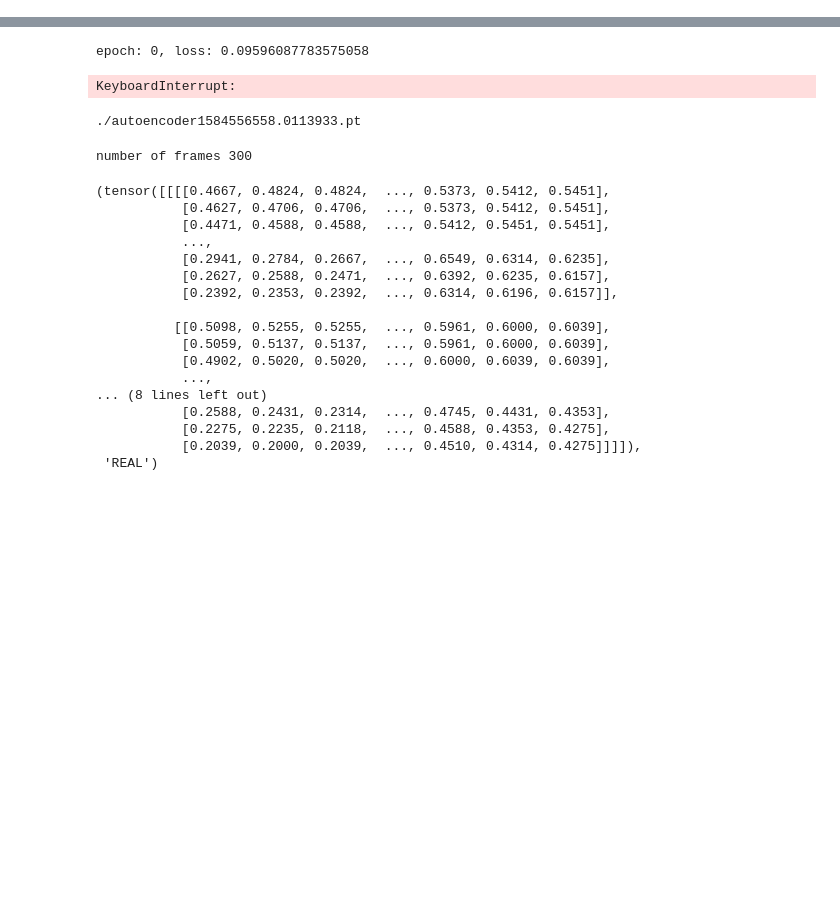
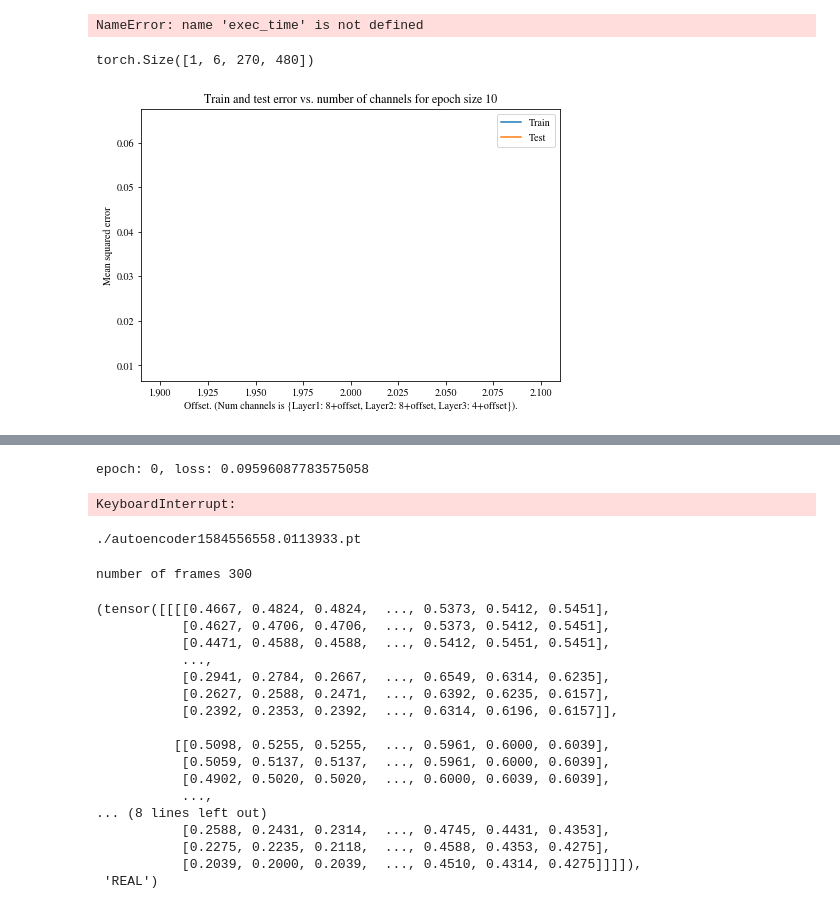
Before and after one commit to johnchrishays/deepfake, a Jupyter notebook: autoencoder_experiments.ipynb, the cells around one changed output, grey strips where cells are left out. Drawn from its saved outputs; the diff is of its cells as text; code cells hidden in the pictures; blank space fills up the shorter version.

Commit message:
parameters as arguments to model, mostly working param_opt_autoencode

```diff
--- a/autoencoder_experiments.ipynb
+++ b/autoencoder_experiments.ipynb
@@ -7,0 +14,32 @@ from models import Autoencoder
+# %%
+rcParams.update({
+        'text.usetex': False,
+        'font.family': 'stixgeneral',
+        'mathtext.fontset': 'stix',
+        'figure.figsize': (7.5,5),
+})
+def file_str():
+    """ Auto-generates file name."""
+    now = datetime.datetime.now()
+    return now.strftime("H%HM%MS%S_%f_%m-%d-%y")
+def pdf_savefig():
+    fname = file_str()
+    plt.savefig(f"./figs/{fname}.pdf")
+# %%
+EPOCH_SIZE = 10
+offset_range = range(2, 3, 2)
+
+train_errs = list()
+train_times = list()
+test_errs = list()
+test_times = list()
+hidden_dims = list()
+
+for offset in offset_range:
+    train_err, train_exec_time = train_autoencoder.train_autoencoder(n_out_channels1=8+offset, n_out_channels2=8+offset, n_out_channels3=4+offset, kernel_size=5, epoch_size=EPOCH_SIZE)
+    train_errs.append(train_err)
+    train_times.append(train_exec_time)
+    test_err, test_exec_time, hidden_dim = test_autoencoder.test_autoencoder(n_out_channels1=8+offset, n_out_channels2=8+offset, n_out_channels3=4+offset, kernel_size=5)
+    test_errs.append(test_err)
+    test_times.append(test_exec_time)
+    hidden_dims.append(hidden_dim)
@@ -7,0 +56,44 @@ from models import Autoencoder
+# %%
+import glob
+import os
+import numpy as np
+with torch.no_grad():
+    test_folder = [
+        'test/test_videos',
+    ]
+    test_dataset = DeepfakeDataset(test_folder, n_frames=1, train=False)
+
+    model = Autoencoder(n_out_channels1=10, n_out_channels2=10, n_out_channels3=6, kernel_size=5)
+    criterion = nn.MSELoss()
+
+    latest_ae = max(glob.glob('./*.pt'), key=os.path.getctime)
+    model.load_state_dict(torch.load(latest_ae))
+
+    num_vids = len(glob.glob(test_folder[0]+"/*"))
+    sample_size = 40
+    sample = np.random.choice(a=num_vids, size=sample_size, replace=False)
+
+    loss = 0
+    for ind in sample:
+        data = test_dataset[ind]
+        out = model(data)
+        loss += criterion(out, data).item()
+    hidden = model.encode(data)
+(loss / sample_size, np.prod(list(hidden.size())))
+# %% [output]
+NameError: name 'exec_time' is not defined
+# %%
+hidden.size()
+# %% [output]
+torch.Size([1, 6, 270, 480])
+# %%
+# NUM CHANNELS: ERR
+plt.plot(list(offset_range), train_errs, label=f"Train")
+plt.plot(list(offset_range), test_errs, label=f"Test")
+plt.title(f"Train and test error vs. number of channels for epoch size {EPOCH_SIZE}")
+plt.legend(loc=0)
+plt.xlabel("Offset. (Num channels is {Layer1: 8+offset, Layer2: 8+offset, Layer3: 4+offset}).")
+plt.ylabel("Mean squared error")
+plt.show()
+# %% [output]
+[figure, added]
```
Also changed, not shown: parts of 8 cells of this notebook, 3 other files.
